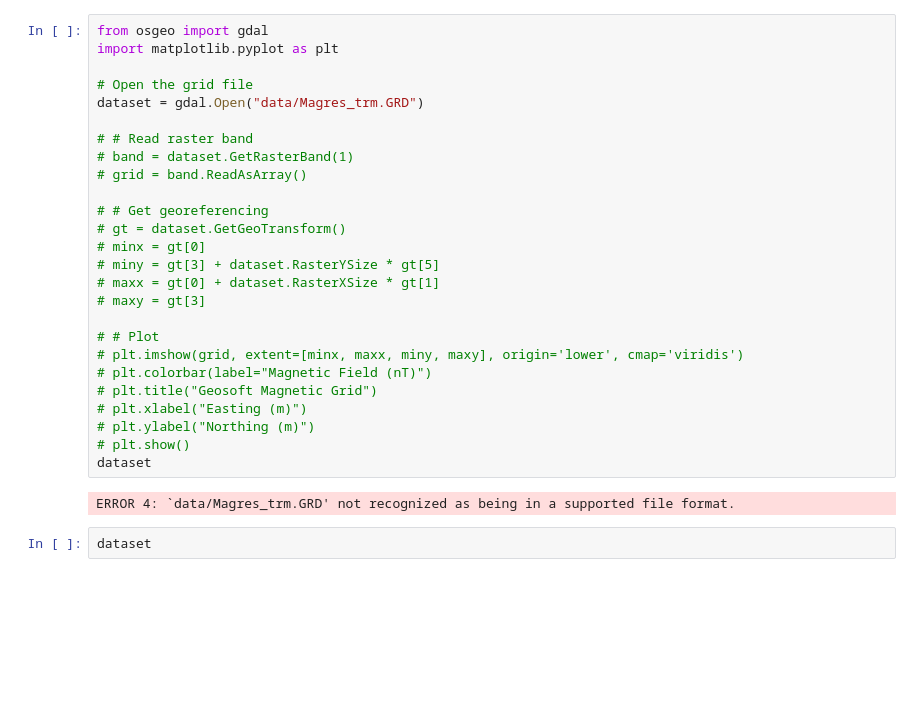
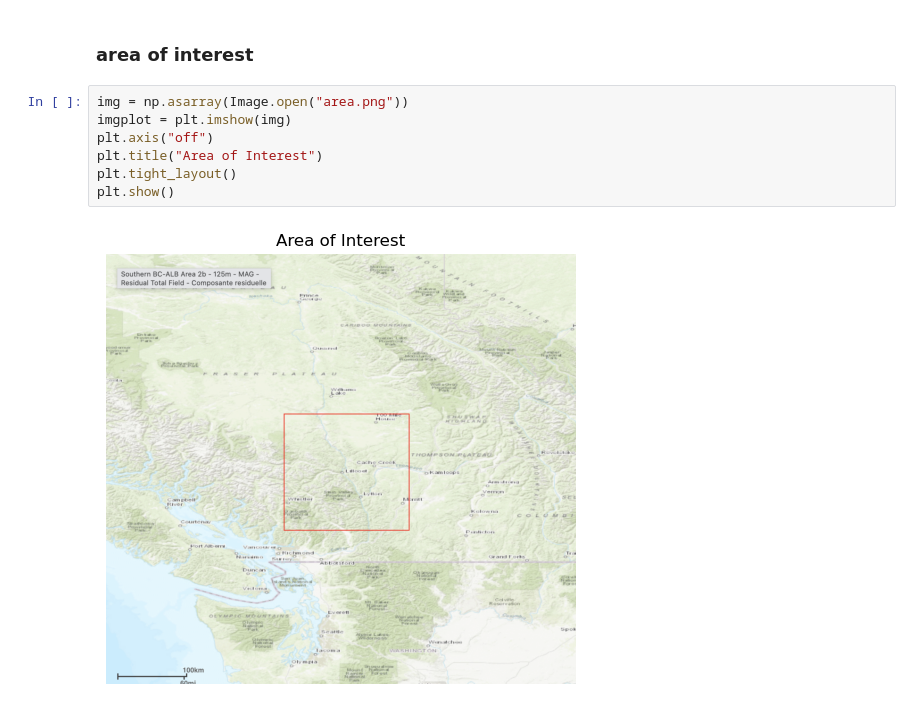
Before and after one commit to rbcmendoza/mirei-s_EOSC454_project, a Jupyter notebook: project.ipynb, the cells around one changed output. Cells and saved outputs as stored; diff of their text form; blank space fills up the shorter version.

```diff
--- a/project.ipynb
+++ b/project.ipynb
@@ -98,30 +6,11 @@ Successfully installed GDAL-3.10.2
-# %%
-from osgeo import gdal
-import matplotlib.pyplot as plt
-
-# Open the grid file
-dataset = gdal.Open("data/Magres_trm.GRD")
-
-# # Read raster band
-# band = dataset.GetRasterBand(1)
-# grid = band.ReadAsArray()
-
-# # Get georeferencing
-# gt = dataset.GetGeoTransform()
-# minx = gt[0]
-# miny = gt[3] + dataset.RasterYSize * gt[5]
-# maxx = gt[0] + dataset.RasterXSize * gt[1]
-# maxy = gt[3]
-
-# # Plot
-# plt.imshow(grid, extent=[minx, maxx, miny, maxy], origin='lower', cmap='viridis')
-# plt.colorbar(label="Magnetic Field (nT)")
-# plt.title("Geosoft Magnetic Grid")
-# plt.xlabel("Easting (m)")
-# plt.ylabel("Northing (m)")
-# plt.show()
-dataset
-# %% [output]
-ERROR 4: `data/Magres_trm.GRD' not recognized as being in a supported file format.
-# %%
-dataset
+# %% [markdown]
+### area of interest
+# %%
+img = np.asarray(Image.open("area.png"))
+imgplot = plt.imshow(img)
+plt.axis("off")
+plt.title("Area of Interest")
+plt.tight_layout()
+plt.show()
+# %% [output]
+[figure, added]
```
Also changed, not shown: parts of 7 cells of this notebook, 11 other files.
